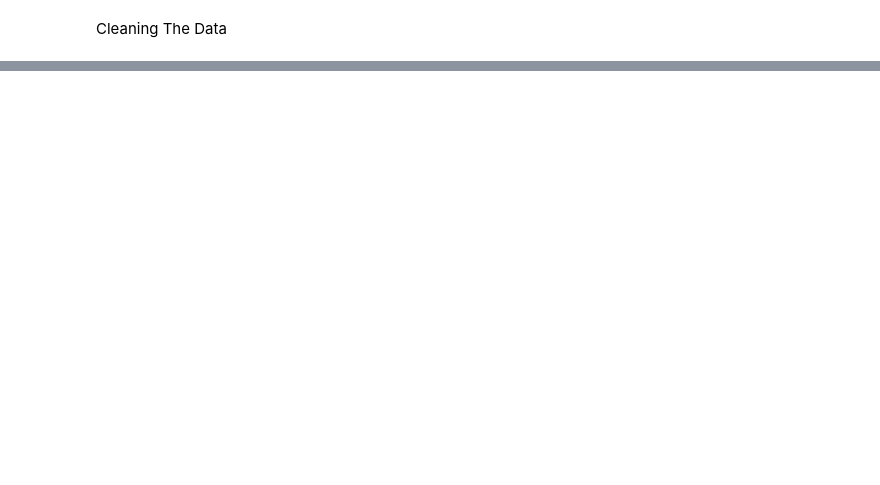
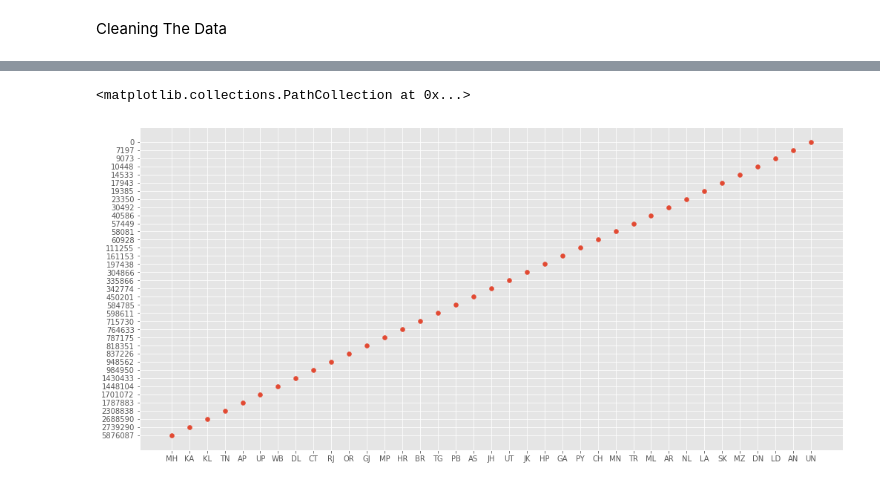
Before and after one commit to Rishiraj-singh7/India-covid-19, a Jupyter notebook: main.ipynb, the cells around one changed output, grey strips where cells are left out. Saved outputs shown, nothing was run; the diff lists cells and outputs as text; code cells hidden in the pictures; blank space fills up the shorter version.

```diff
--- a/main.ipynb
+++ b/main.ipynb
@@ -96,0 +152,5 @@ del df['lastupdatedtime']
+# %%
+plt.scatter(df['statecode'],df['confirmed'])
+# %% [output]
+<matplotlib.collections.PathCollection at 0x...>
+[figure, added]
```
Also changed, not shown: parts of 18 cells of this notebook.
